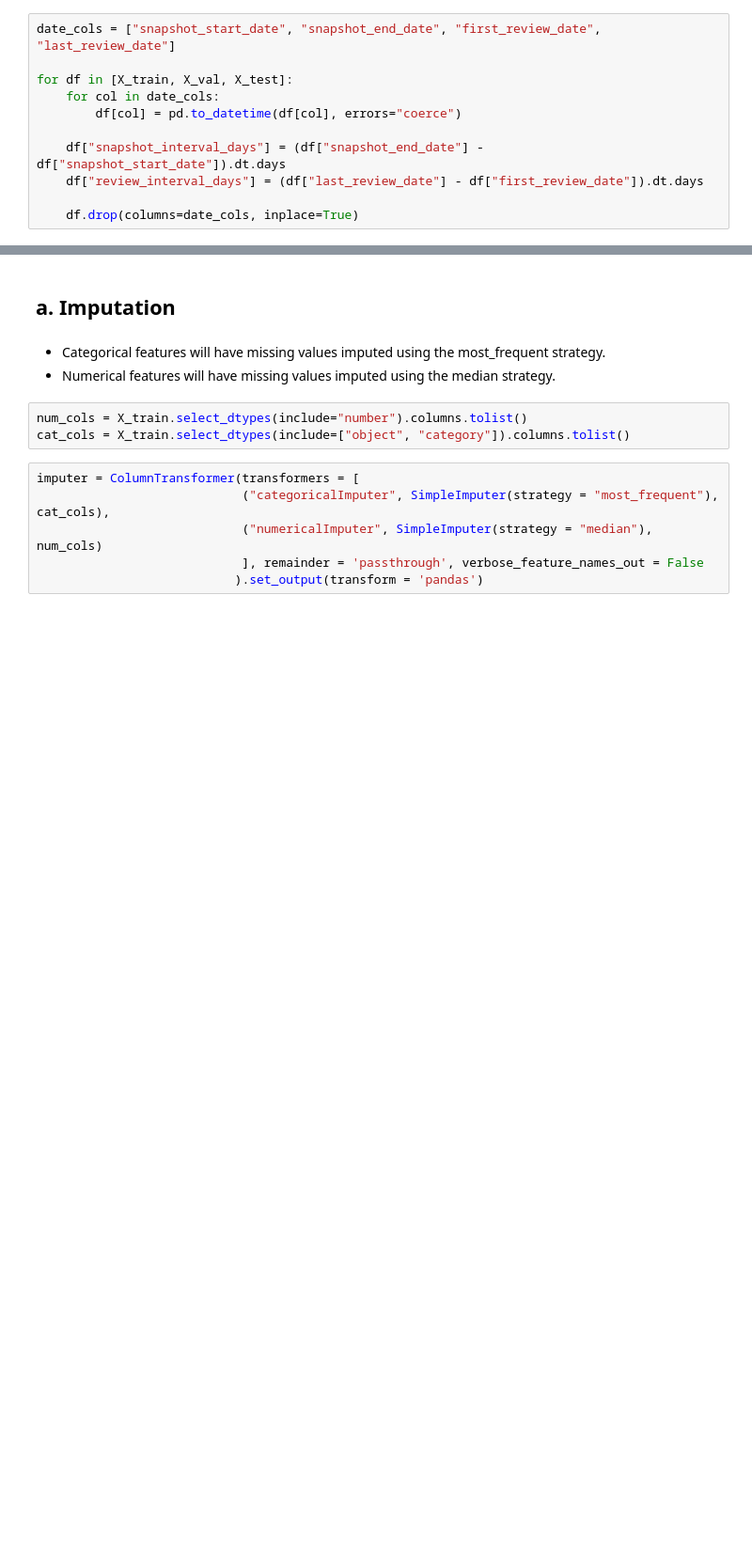
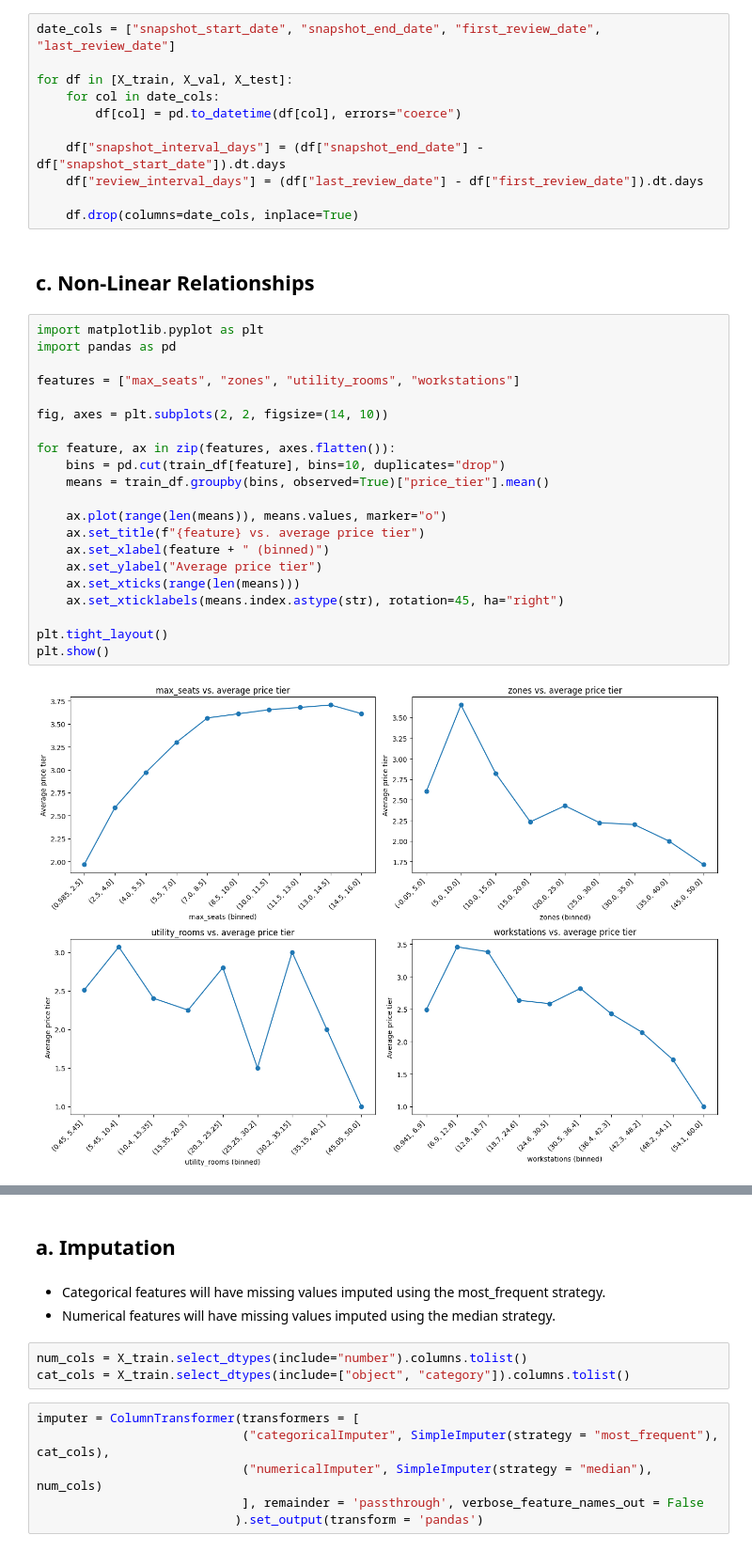
Before and after one commit to sricharanand/workspace-rental-price-tier-prediction, a Jupyter notebook: notebook.ipynb, the cells around one changed output, grey strips where cells are left out. Shown at 94% size. Saved outputs shown, nothing was run; the diff lists cells and outputs as text; blank space fills up the shorter version.

```diff
--- a/notebook.ipynb
+++ b/notebook.ipynb
@@ -523,3 +525,28 @@ for df in [X_train, X_val, X_test]:
     df["review_interval_days"] = (df["last_review_date"] - df["first_review_date"]).dt.days
 
     df.drop(columns=date_cols, inplace=True)
+# %% [markdown]
+## c. Non-Linear Relationships
+# %%
+import matplotlib.pyplot as plt
+import pandas as pd
+
+features = ["max_seats", "zones", "utility_rooms", "workstations"]
+
+fig, axes = plt.subplots(2, 2, figsize=(14, 10))
+
+for feature, ax in zip(features, axes.flatten()):
+    bins = pd.cut(train_df[feature], bins=10, duplicates="drop")
+    means = train_df.groupby(bins, observed=True)["price_tier"].mean()
+
+    ax.plot(range(len(means)), means.values, marker="o")
+    ax.set_title(f"{feature} vs. average price tier")
+    ax.set_xlabel(feature + " (binned)")
+    ax.set_ylabel("Average price tier")
+    ax.set_xticks(range(len(means)))
+    ax.set_xticklabels(means.index.astype(str), rotation=45, ha="right")
+
+plt.tight_layout()
+plt.show()
+# %% [output]
+[figure, added]
```
Also changed, not shown: parts of 14 cells of this notebook.
